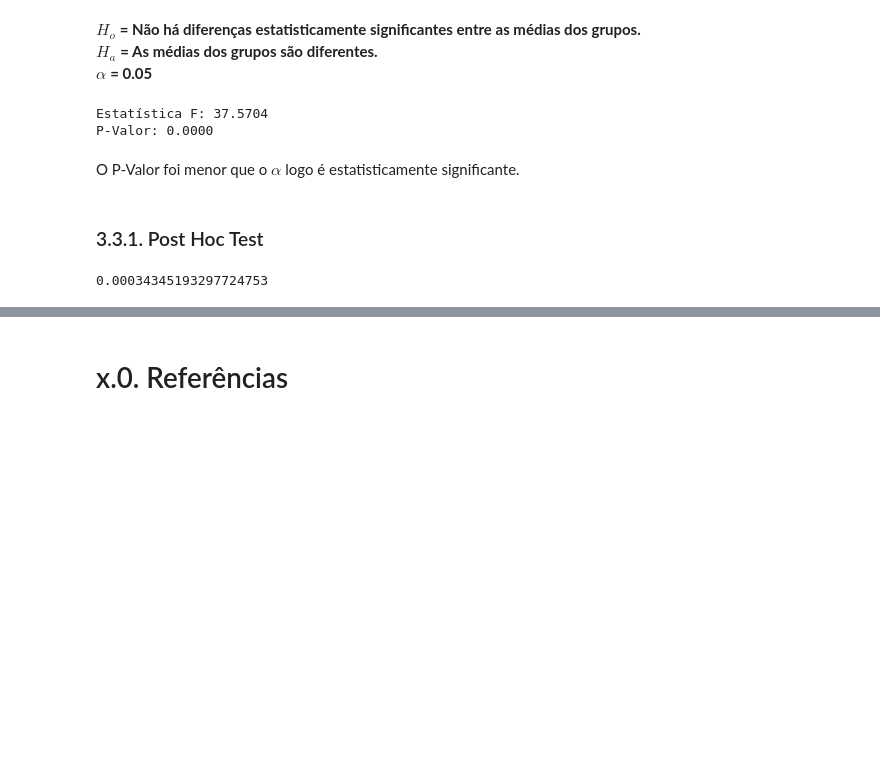
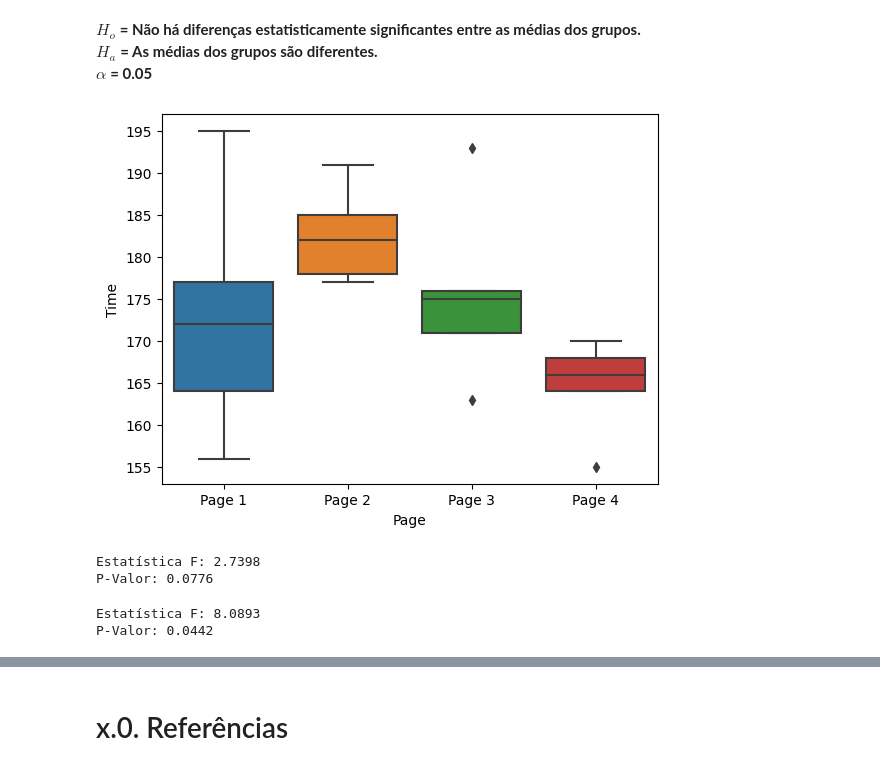
Before and after one commit to xGabrielR/Practical-Statistics-Book-Summary, a Jupyter notebook: notebooks/full_summary.ipynb, the cells around one changed output, grey strips where cells are left out. Saved outputs shown, nothing was run; the diff lists cells and outputs as text; code cells hidden in the pictures; blank space fills up the shorter version.

Commit message:
Added Fisher Test

```diff
--- a/notebooks/full_summary.ipynb
+++ b/notebooks/full_summary.ipynb
@@ -953,23 +981,21 @@ $H_o$ **= Não há diferenças estatisticamente significantes entre as médias d
 $H_a$ **= As médias dos grupos são diferentes.**<br>
 $\alpha$ **= 0.05**
 # %%
-df = DataFrame("x1" => [sample(40:50) for _ in 1:15], "x2" => [sample(45:55) for _ in 1:15], "x3" => [sample(48:60) for _ in 1:15]);
-info = generate_data( df.x1, df.x2, df.x3 );
+df = DataFrame(CSV.File("data/four_sessions.csv"))
+df1 = pd.read_csv("data/four_sessions.csv");
+# %%
+sns.boxplot( df1.Page, df1.Time );
+# %% [output]
+[figure, added]
 # %%
-f_stats, p_value = ss.f_oneway( df.x1, df.x2, df.x3 )
+f_stats, p_value = ss.f_oneway( df[df.Page .== "Page 1", 2], df[df.Page .== "Page 2", 2], df[df.Page .== "Page 3", 2], df[df.Page .== "Page 4", 2] )
 @printf "Estatística F: %.4f\nP-Valor: %.4f" f_stats p_value
 # %% [output]
-Estatística F: 37.5704
-P-Valor: 0.0000
+Estatística F: 2.7398
+P-Valor: 0.0776
-# %% [markdown]
-O P-Valor foi menor que o $\alpha$ logo é estatisticamente significante.
-# %% [markdown]
-### 3.3.1. Post Hoc Test
-# %%
-p_value_x1_x2 = ss.ttest_ind( df.x1, df.x2, equal_var=false, alternative="two-sided" )[2];
-p_value_x2_x3 = ss.ttest_ind( df.x2, df.x3, equal_var=false, alternative="two-sided" )[2];
-p_value_x3_x1 = ss.ttest_ind( df.x3, df.x1, equal_var=false, alternative="two-sided" )[2];
-
-p_value_x2_x3
-# %% [output]
-0.00034345193297724753
+# %%
+f_stats, p_value = ss.kruskal( df[df.Page .== "Page 1", 2], df[df.Page .== "Page 2", 2], df[df.Page .== "Page 3", 2], df[df.Page .== "Page 4", 2] )
+@printf "Estatística F: %.4f\nP-Valor: %.4f" f_stats p_value
+# %% [output]
+Estatística F: 8.0893
+P-Valor: 0.0442
```
Also changed, not shown: parts of 22 cells of this notebook, 1 other file.
